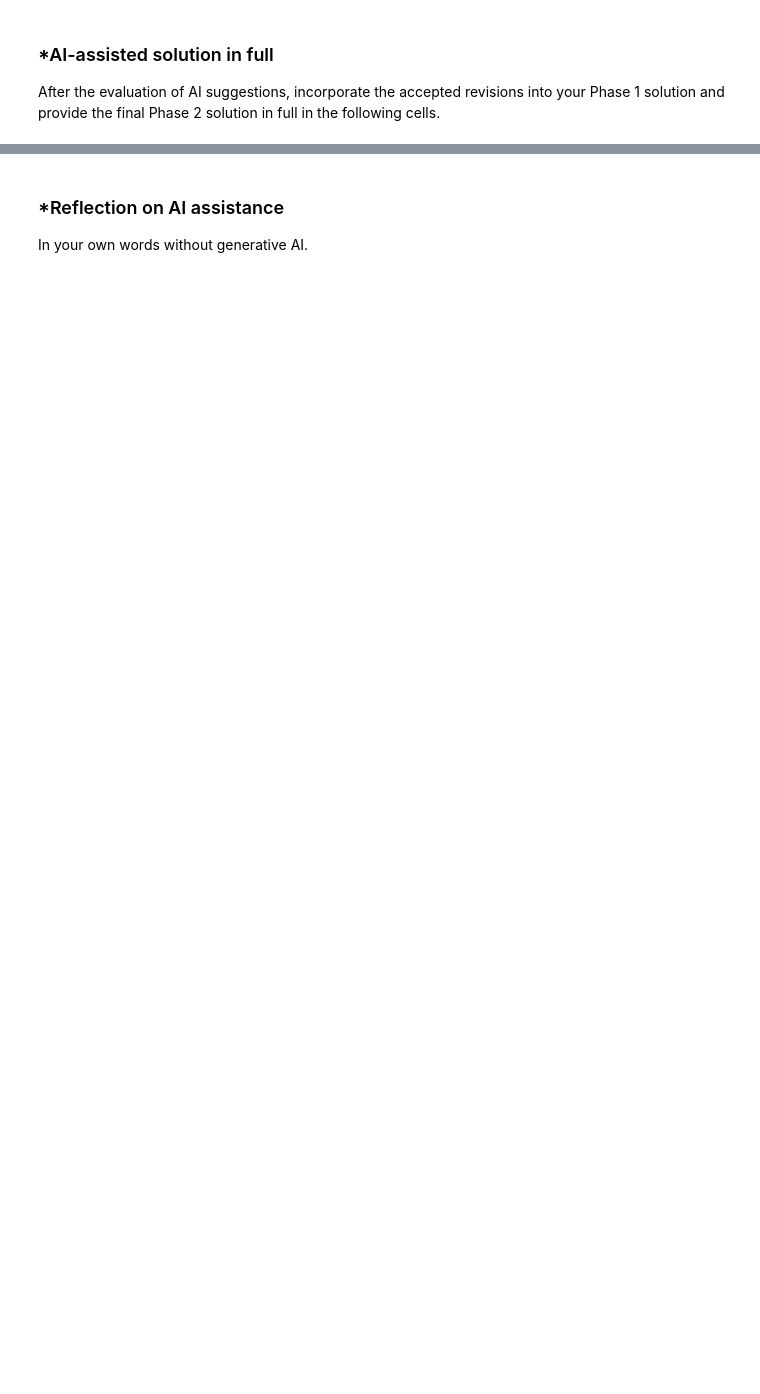
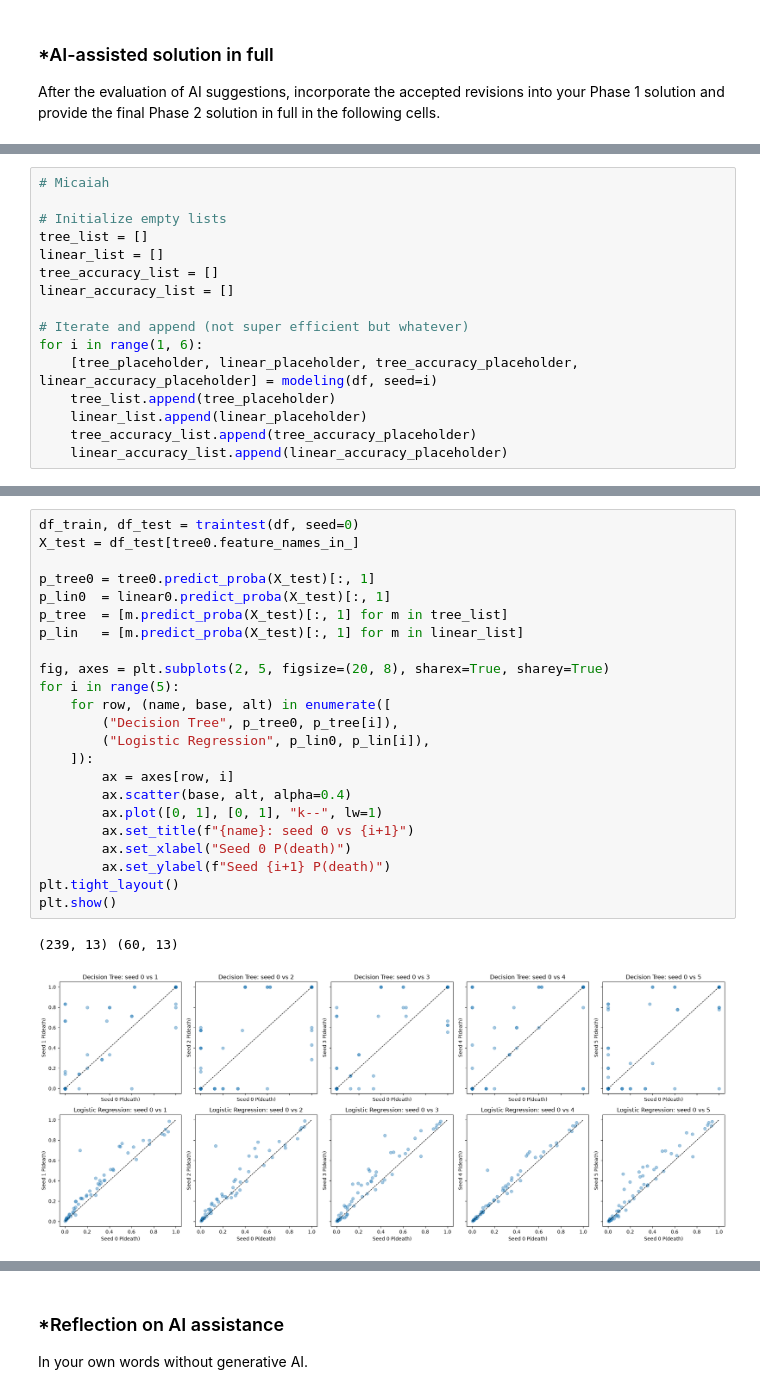
Before and after one commit to micaiahjiarong-beep/L03-tree-stability, a Jupyter notebook: notebook.ipynb, the cells around one changed output, grey strips where cells are left out. Drawn from its saved outputs; the diff is of its cells as text; blank space fills up the shorter version.

```diff
--- a/notebook.ipynb
+++ b/notebook.ipynb
@@ -353,0 +521,16 @@ After the evaluation of AI suggestions, incorporate the accepted revisions into
+# %%
+# Micaiah
+
+# Initialize empty lists
+tree_list = []
+linear_list = []
+tree_accuracy_list = []
+linear_accuracy_list = []
+
+# Iterate and append (not super efficient but whatever)
+for i in range(1, 6):
+    [tree_placeholder, linear_placeholder, tree_accuracy_placeholder, linear_accuracy_placeholder] = modeling(df, seed=i)
+    tree_list.append(tree_placeholder)
+    linear_list.append(linear_placeholder)
+    tree_accuracy_list.append(tree_accuracy_placeholder)
+    linear_accuracy_list.append(linear_accuracy_placeholder)
@@ -353,0 +598,26 @@ After the evaluation of AI suggestions, incorporate the accepted revisions into
+# %%
+df_train, df_test = traintest(df, seed=0)
+X_test = df_test[tree0.feature_names_in_]
+
+p_tree0 = tree0.predict_proba(X_test)[:, 1]
+p_lin0  = linear0.predict_proba(X_test)[:, 1]
+p_tree  = [m.predict_proba(X_test)[:, 1] for m in tree_list]
+p_lin   = [m.predict_proba(X_test)[:, 1] for m in linear_list]
+
+fig, axes = plt.subplots(2, 5, figsize=(20, 8), sharex=True, sharey=True)
+for i in range(5):
+    for row, (name, base, alt) in enumerate([
+        ("Decision Tree", p_tree0, p_tree[i]),
+        ("Logistic Regression", p_lin0, p_lin[i]),
+    ]):
+        ax = axes[row, i]
+        ax.scatter(base, alt, alpha=0.4)
+        ax.plot([0, 1], [0, 1], "k--", lw=1)
+        ax.set_title(f"{name}: seed 0 vs {i+1}")
+        ax.set_xlabel("Seed 0 P(death)")
+        ax.set_ylabel(f"Seed {i+1} P(death)")
+plt.tight_layout()
+plt.show()
+# %% [output]
+(239, 13) (60, 13)
+[figure, added]
```
Also changed, not shown: parts of 39 cells of this notebook.
